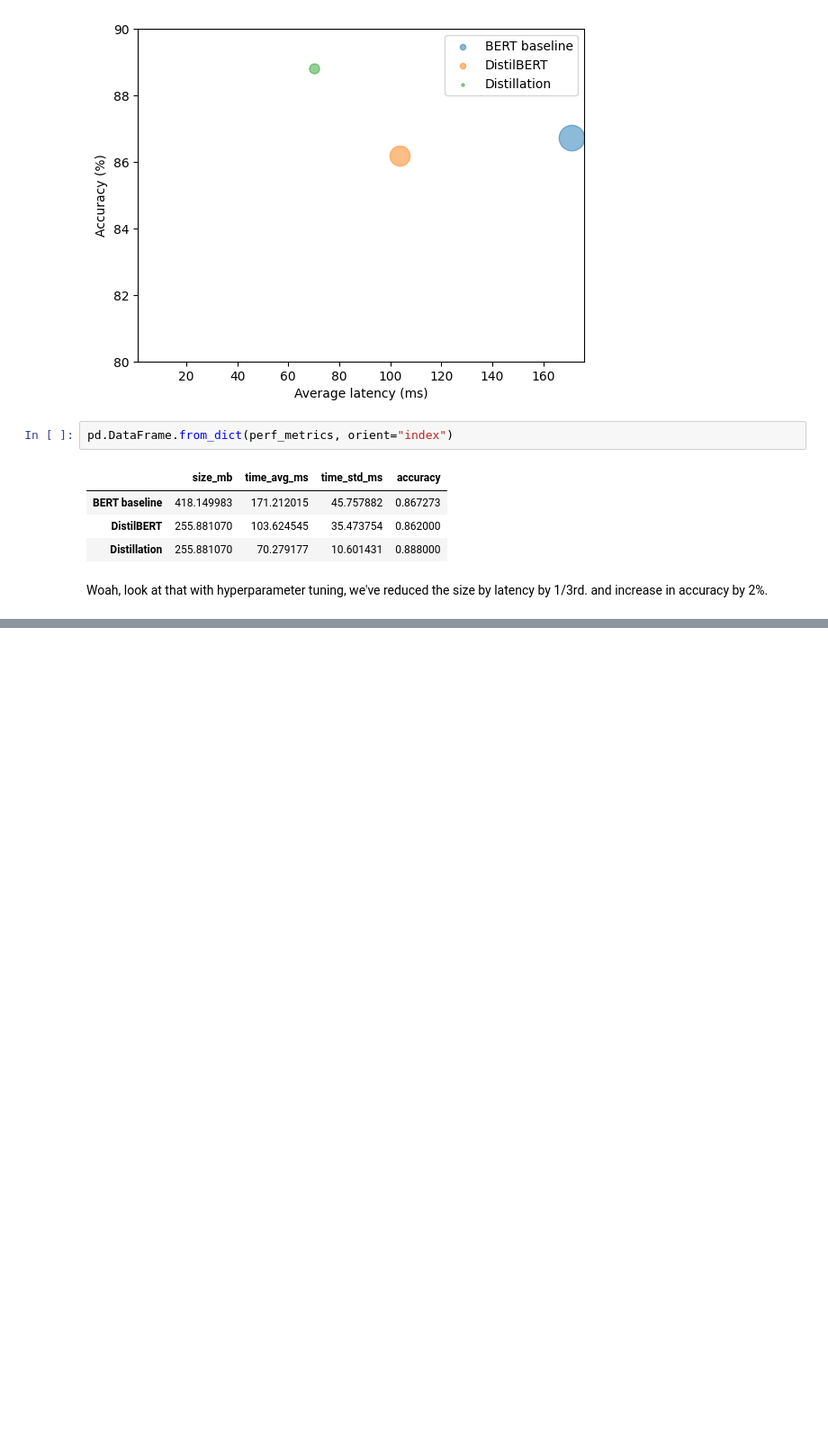
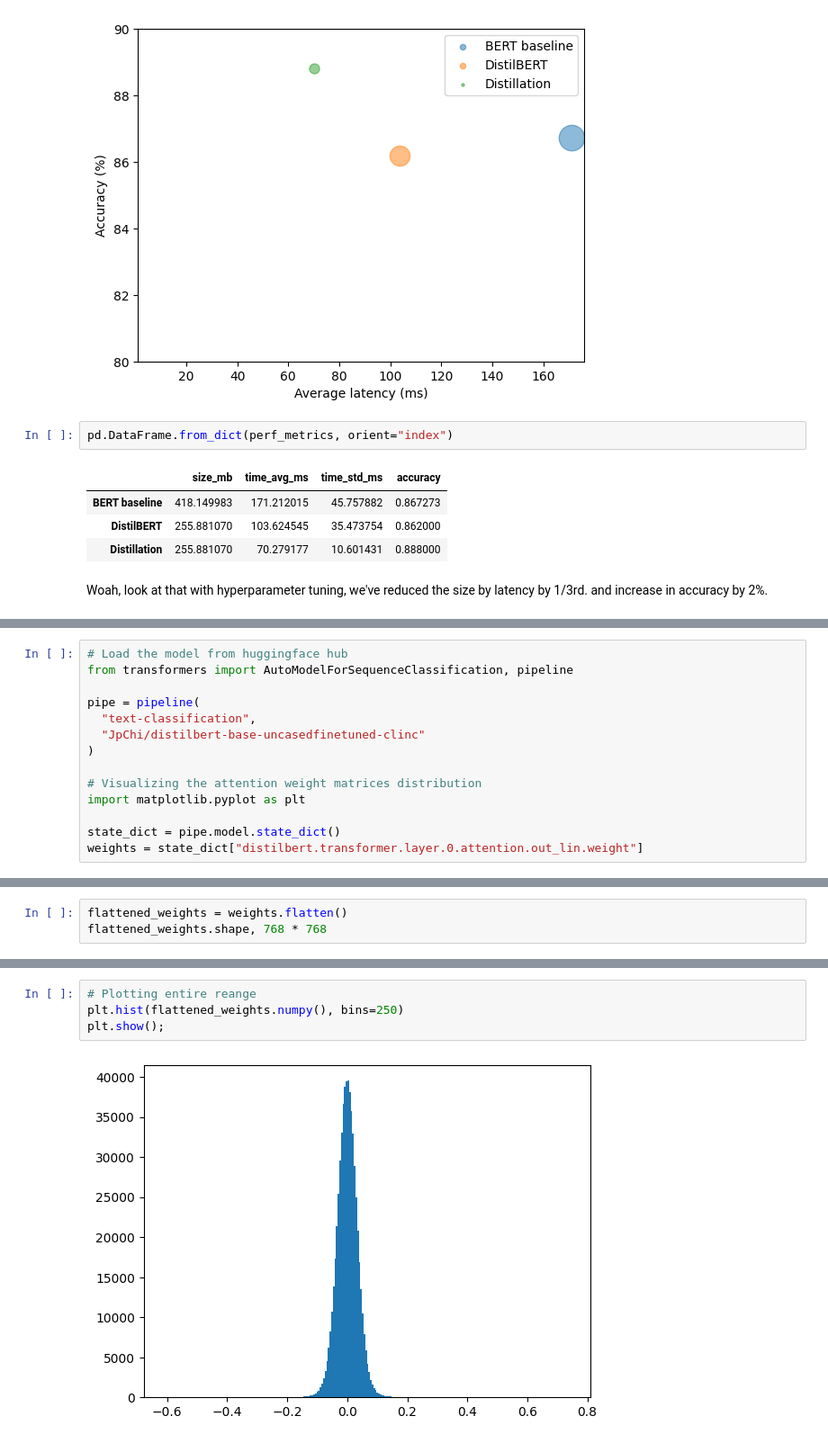
Before and after one commit to JpChii/nlp-with-hugging-face, a Jupyter notebook: notebooks/8-Making-transformers-efficient-in-production.ipynb, the cells around one changed output, grey strips where cells are left out. Shown at 90% size. Cells and saved outputs as stored; diff of their text form; blank space fills up the shorter version.

```diff
--- a/notebooks/8-Making-transformers-efficient-in-production.ipynb
+++ b/notebooks/8-Making-transformers-efficient-in-production.ipynb
@@ -1012,0 +1067,14 @@ Woah, look at that with hyperparameter tuning, we've reduced the size by latency
+# %%
+# Load the model from huggingface hub
+from transformers import AutoModelForSequenceClassification, pipeline
+
+pipe = pipeline(
+  "text-classification",
+  "JpChi/distilbert-base-uncasedfinetuned-clinc"
+)
+
+# Visualizing the attention weight matrices distribution
+import matplotlib.pyplot as plt
+
+state_dict = pipe.model.state_dict()
+weights = state_dict["distilbert.transformer.layer.0.attention.out_lin.weight"]
@@ -1012,0 +1085,3 @@ Woah, look at that with hyperparameter tuning, we've reduced the size by latency
+# %%
+flattened_weights = weights.flatten()
+flattened_weights.shape, 768 * 768
@@ -1012,0 +1097,6 @@ Woah, look at that with hyperparameter tuning, we've reduced the size by latency
+# %%
+# Plotting entire reange
+plt.hist(flattened_weights.numpy(), bins=250)
+plt.show();
+# %% [output]
+[figure, added]
```
Also changed, not shown: parts of 17 cells of this notebook.
